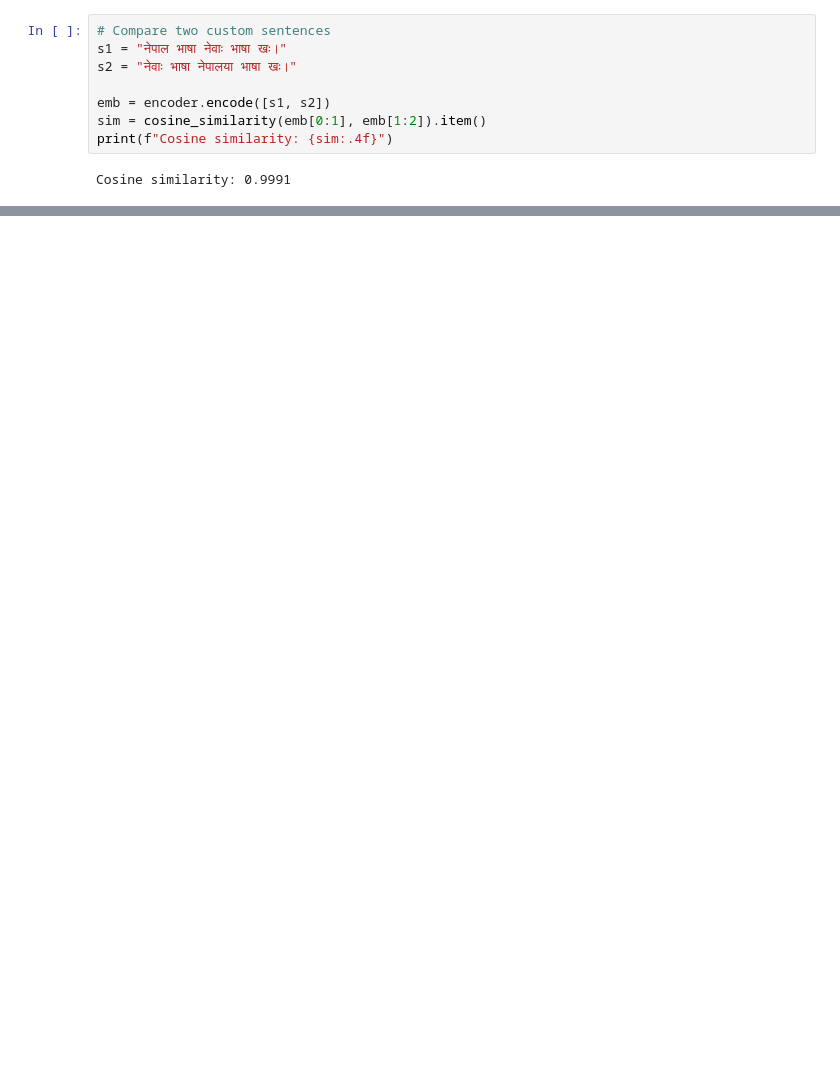
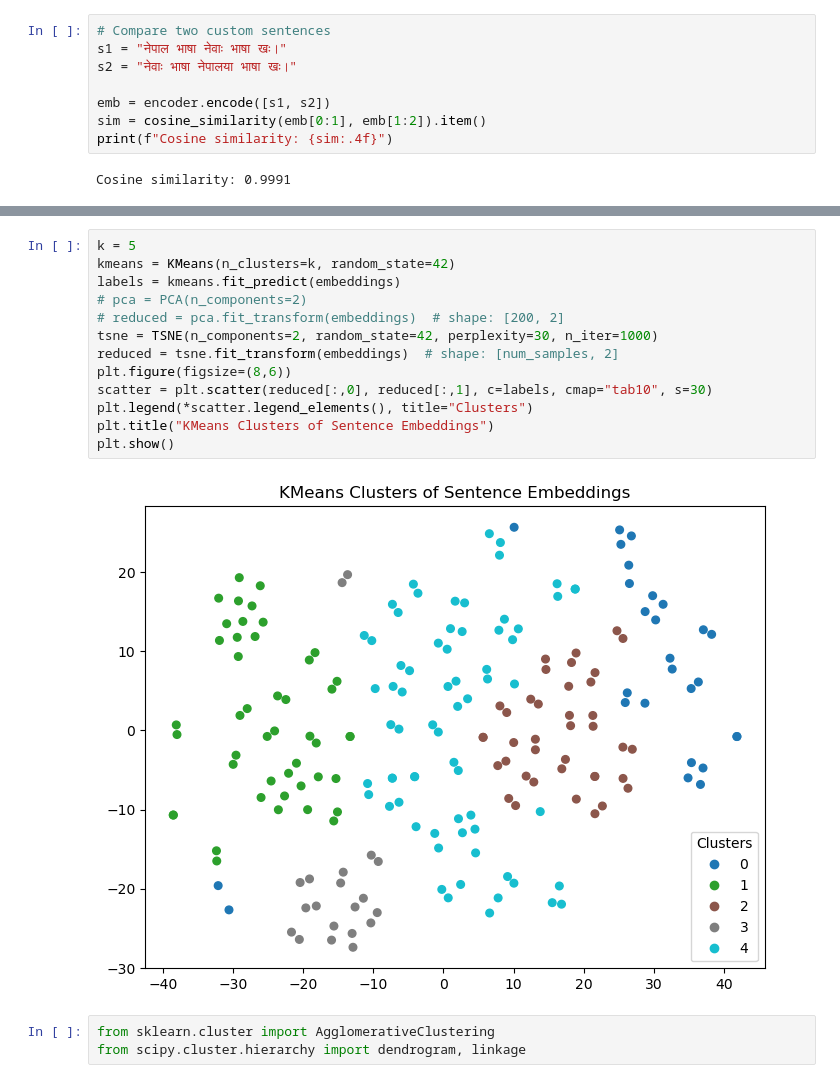
Before and after one commit to sujalbajra/IR-System-in-Nepal-Bhasa, a Jupyter notebook: sentence_similarity_demo.ipynb, the cells around one changed output, grey strips where cells are left out. Drawn from its saved outputs; the diff is of its cells as text; blank space fills up the shorter version.

```diff
--- a/sentence_similarity_demo.ipynb
+++ b/sentence_similarity_demo.ipynb
@@ -169,0 +161,18 @@ Returning the number of logical cores instead. You can silence this warning by s
+# %%
+k = 5
+kmeans = KMeans(n_clusters=k, random_state=42)
+labels = kmeans.fit_predict(embeddings)
+# pca = PCA(n_components=2)
+# reduced = pca.fit_transform(embeddings)  # shape: [200, 2]
+tsne = TSNE(n_components=2, random_state=42, perplexity=30, n_iter=1000)
+reduced = tsne.fit_transform(embeddings)  # shape: [num_samples, 2]
+plt.figure(figsize=(8,6))
+scatter = plt.scatter(reduced[:,0], reduced[:,1], c=labels, cmap="tab10", s=30)
+plt.legend(*scatter.legend_elements(), title="Clusters")
+plt.title("KMeans Clusters of Sentence Embeddings")
+plt.show()
+# %% [output]
+[figure, added]
+# %%
+from sklearn.cluster import AgglomerativeClustering
+from scipy.cluster.hierarchy import dendrogram, linkage
```
Also changed, not shown: parts of 8 cells of this notebook.
